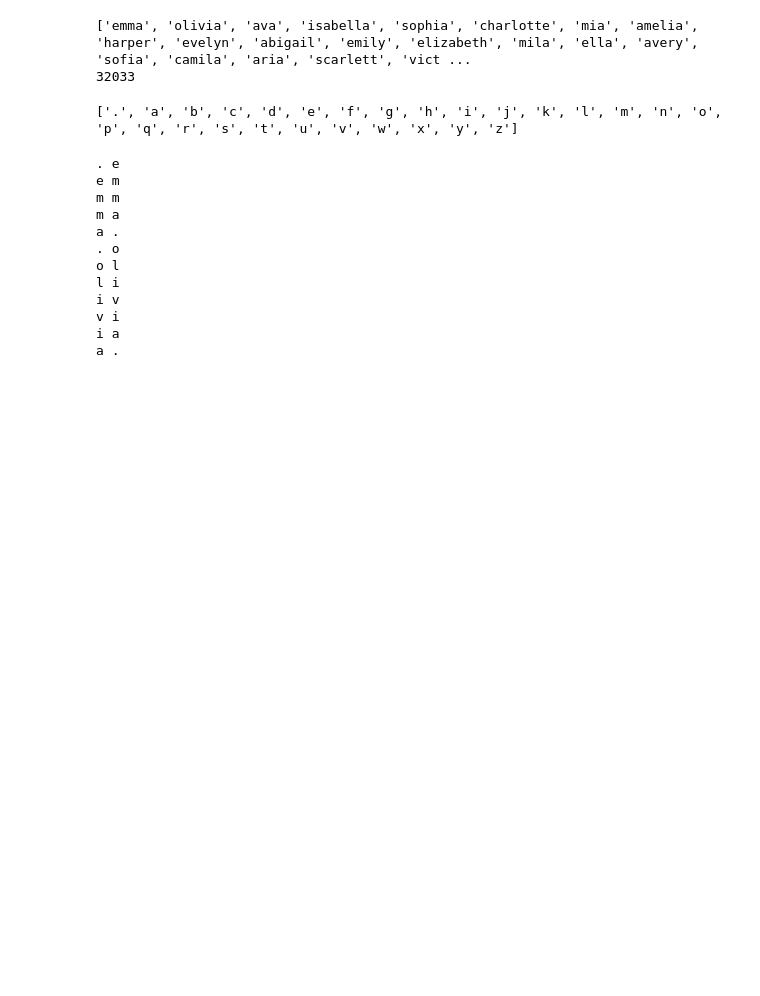
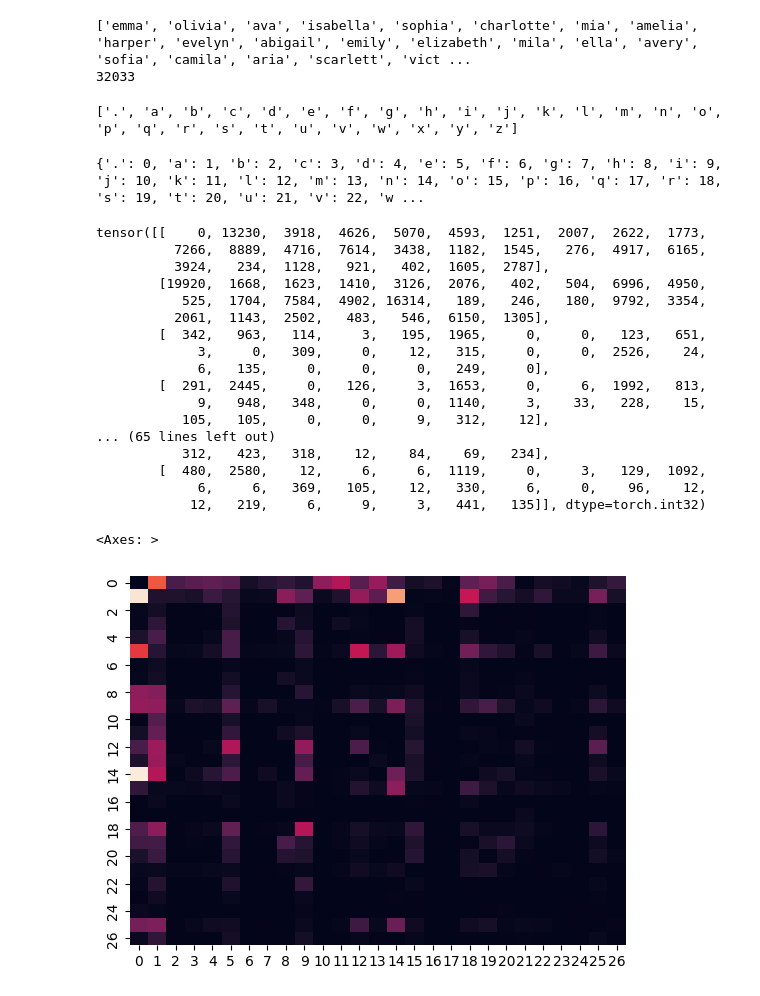
Before and after one commit to Arjun-G-Ravi/recreating_projects, a Jupyter notebook: Projects/02_Makemore/01_bigram.ipynb, the cells around one changed output. Saved outputs shown, nothing was run; the diff lists cells and outputs as text; code cells hidden in the pictures; blank space fills up the shorter version.

```diff
--- a/Projects/02_Makemore/01_bigram.ipynb
+++ b/Projects/02_Makemore/01_bigram.ipynb
@@ -14,24 +15,43 @@ characters = sorted(set(''.join(words)+ '.'))
 print(characters)
 # %% [output]
 ['.', 'a', 'b', 'c', 'd', 'e', 'f', 'g', 'h', 'i', 'j', 'k', 'l', 'm', 'n', 'o', 'p', 'q', 'r', 's', 't', 'u', 'v', 'w', 'x', 'y', 'z']
+# %%
+hmap = {c:n for c,n in zip(characters, [i for i in range(27)])}
+print(hmap)
+# %% [output]
+{'.': 0, 'a': 1, 'b': 2, 'c': 3, 'd': 4, 'e': 5, 'f': 6, 'g': 7, 'h': 8, 'i': 9, 'j': 10, 'k': 11, 'l': 12, 'm': 13, 'n': 14, 'o': 15, 'p': 16, 'q': 17, 'r': 18, 's': 19, 't': 20, 'u': 21, 'v': 22, 'w ...
+# %%
+arr = torch.zeros(27,27, dtype=torch.int32)
 # %%
-d = {}
-for word in words[:2]:
+for word in words:
     word = '.' + word + '.'
     for ch1,ch2 in zip(word, word[1:]):
-        print(ch1,ch2)
+        # print(ch1,ch2)
+        arr[hmap[ch1]][hmap[ch2]] += 1 # Row for ch1, Column for ch2
+
+print(arr)
 # %% [output]
-. e
-e m
-m m
-m a
-a .
-. o
-o l
-l i
-i v
-v i
-i a
-a .
+tensor([[    0, 13230,  3918,  4626,  5070,  4593,  1251,  2007,  2622,  1773,
+          7266,  8889,  4716,  7614,  3438,  1182,  1545,   276,  4917,  6165,
+          3924,   234,  1128,   921,   402,  1605,  2787],
+        [19920,  1668,  1623,  1410,  3126,  2076,   402,   504,  6996,  4950,
+           525,  1704,  7584,  4902, 16314,   189,   246,   180,  9792,  3354,
+          2061,  1143,  2502,   483,   546,  6150,  1305],
+        [  342,   963,   114,     3,   195,  1965,     0,     0,   123,   651,
+             3,     0,   309,     0,    12,   315,     0,     0,  2526,    24,
+             6,   135,     0,     0,     0,   249,     0],
+        [  291,  2445,     0,   126,     3,  1653,     0,     6,  1992,   813,
+             9,   948,   348,     0,     0,  1140,     3,    33,   228,    15,
+           105,   105,     0,     0,     9,   312,    12],
+... (65 lines left out)
+           312,   423,   318,    12,    84,    69,   234],
+        [  480,  2580,    12,     6,     6,  1119,     0,     3,   129,  1092,
+             6,     6,   369,   105,    12,   330,     6,     0,    96,    12,
+            12,   219,     6,     9,     3,   441,   135]], dtype=torch.int32)
+# %%
+sns.heatmap(arr,cbar=False)
+# %% [output]
+<Axes: >
+[figure, added]
 # %%
 24:00
```
Also changed, not shown: parts of 2 cells of this notebook.
